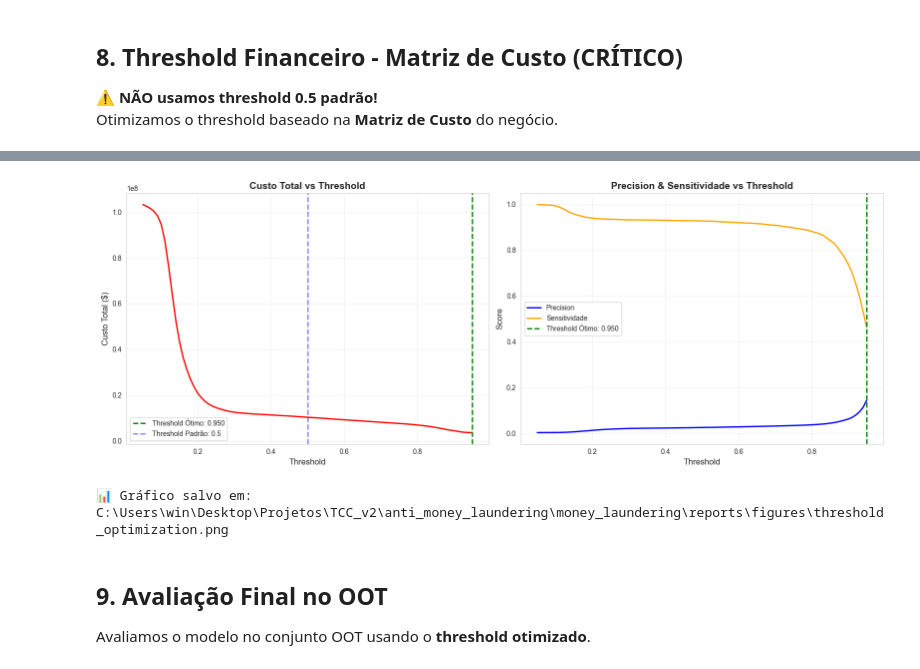
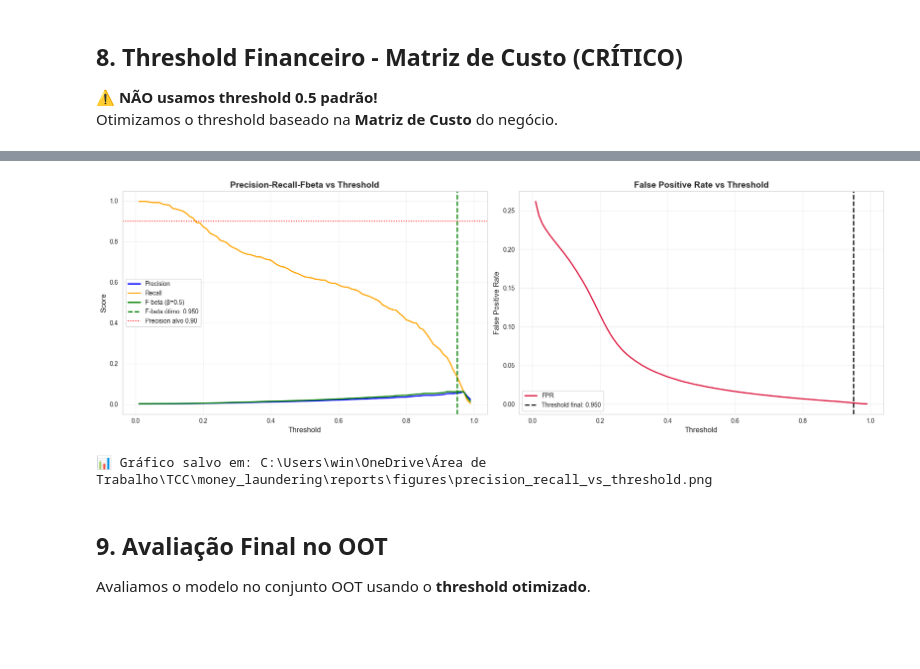
Before and after one commit to uniesecruz/anti_money_laundering, a Jupyter notebook: money_laundering/notebooks/08_treinamento_timeseriesplit.ipynb, the cells around one changed output, grey strips where cells are left out. Drawn from its saved outputs; the diff is of its cells as text; code cells hidden in the pictures; blank space fills up the shorter version.

```diff
--- a/money_laundering/notebooks/08_treinamento_timeseriesplit.ipynb
+++ b/money_laundering/notebooks/08_treinamento_timeseriesplit.ipynb
@@ -793,17 +844,28 @@ print("="*80)
 print("TREINAMENTO FINAL - MELHOR MODELO")
 print("="*80)
 
-# Aplicar RUS no treino completo
-print("\n🔄 Aplicando RUS no dataset de treino completo...")
-rus = RandomUnderSampler(random_state=RANDOM_STATE)
+# Aplicar RUS ratio-based no treino completo
+print("\n🔄 Aplicando RUS ratio-based no dataset de treino completo...")
+rus = RandomUnderSampler(
+    sampling_strategy=get_rus_sampling_strategy(RUS_NEG_POS_RATIO),
+    random_state=RANDOM_STATE,
+    )
 X_train_balanced, y_train_balanced = rus.fit_resample(X_train, y_train)
+
+# Cost-sensitive para XGBoost/LightGBM
+if best_model_name in ['XGBoost', 'LightGBM']:
+    spw = compute_scale_pos_weight(y_train_balanced, multiplier=POS_WEIGHT_MULTIPLIER)
+    best_model = models[best_model_name]
+    best_model.set_params(scale_pos_weight=spw)
+else:
+    best_model = models[best_model_name]
 
 print(f"   Original: {X_train.shape[0]:,} samples")
 print(f"   Balanceado: {X_train_balanced.shape[0]:,} samples")
 print(f"   Taxa de lavagem após RUS: {y_train_balanced.mean()*100:.2f}%")
+print(f"   RUS ratio (neg:pos): 1:{RUS_NEG_POS_RATIO:.0f}")
 
 # Treinar melhor modelo
-best_model = models[best_model_name]
 print(f"\n🔄 Treinando {best_model_name} no dataset balanceado...")
 best_model.fit(X_train_balanced, y_train_balanced)
 
@@ -926,38 +950,38 @@ OTIMIZAÇÃO DE THRESHOLD - MATRIZ DE CUSTO
 # %%
-# Visualizar curva de custo
-fig, axes = plt.subplots(1, 2, figsize=(16, 6))
+# Visualização principal: Precision-Recall-Fbeta vs Threshold
+fig, axes = plt.subplots(1, 2, figsize=(18, 6))
 
-# Plot 1: Custo Total vs Threshold
-axes[0].plot(thresholds, costs, linewidth=2, color='red')
-axes[0].axvline(optimal_threshold, color='green', linestyle='--', linewidth=2,
-                label=f'Threshold Ótimo: {optimal_threshold:.3f}')
-axes[0].axvline(0.5, color='blue', linestyle='--', linewidth=2, alpha=0.5,
-                label='Threshold Padrão: 0.5')
+# Plot 1: Precision / Recall / F-beta vs Threshold
+axes[0].plot(threshold_table['threshold'], threshold_table['precision'], linewidth=2, label='Precision', color='blue')
+axes[0].plot(threshold_table['threshold'], threshold_table['recall'], linewidth=2, label='Recall', color='orange')
+axes[0].plot(threshold_table['threshold'], threshold_table['f_beta'], linewidth=2, label=f'F-beta (β={BETA})', color='green')
+axes[0].axvline(optimal_threshold, color='green', linestyle='--', linewidth=2, label=f'F-beta ótimo: {optimal_threshold:.3f}')
+if strict_threshold is not None:
+    axes[0].axvline(strict_threshold, color='purple', linestyle='--', linewidth=2, label=f'Precision>=0.90: {strict_threshold:.3f}')
+axes[0].axhline(0.90, color='red', linestyle=':', linewidth=1.5, label='Precision alvo 0.90')
 axes[0].set_xlabel('Threshold', fontsize=12)
-axes[0].set_ylabel('Custo Total ($)', fontsize=12)
-axes[0].set_title('Custo Total vs Threshold', fontsize=14, fontweight='bold')
+axes[0].set_ylabel('Score', fontsize=12)
+axes[0].set_title('Precision-Recall-Fbeta vs Threshold', fontsize=14, fontweight='bold')
+axes[0].grid(alpha=0.3)
 axes[0].legend()
-axes[0].grid(alpha=0.3)
 
-# Plot 2: Precision-Sensitividade vs Threshold
-axes[1].plot(thresholds, precisions, linewidth=2, label='Precision', color='blue')
-axes[1].plot(thresholds, sensitividades, linewidth=2, label='Sensitividade', color='orange')
-axes[1].axvline(optimal_threshold, color='green', linestyle='--', linewidth=2,
-                label=f'Threshold Ótimo: {optimal_threshold:.3f}')
+# Plot 2: FPR vs Threshold
+axes[1].plot(threshold_table['threshold'], threshold_table['fpr'], linewidth=2, color='crimson', label='FPR')
+axes[1].axvline(final_threshold, color='black', linestyle='--', linewidth=2, label=f'Threshold final: {final_threshold:.3f}')
 axes[1].set_xlabel('Threshold', fontsize=12)
-axes[1].set_ylabel('Score', fontsize=12)
-axes[1].set_title('Precision & Sensitividade vs Threshold', fontsize=14, fontweight='bold')
+axes[1].set_ylabel('False Positive Rate', fontsize=12)
+axes[1].set_title('False Positive Rate vs Threshold', fontsize=14, fontweight='bold')
+axes[1].grid(alpha=0.3)
 axes[1].legend()
-axes[1].grid(alpha=0.3)
 
 plt.tight_layout()
-plt.savefig(get_figure_path('threshold_optimization.png'))
+plt.savefig(get_figure_path('precision_recall_vs_threshold.png'))
 plt.show()
 
-print(f"\n📊 Gráfico salvo em: {get_figure_path('threshold_optimization.png')}")
+print(f"\n📊 Gráfico salvo em: {get_figure_path('precision_recall_vs_threshold.png')}")
 # %% [output]
-[figure, old version]
+[figure, new version]
-📊 Gráfico salvo em: C:\Users\win\Desktop\Projetos\TCC_v2\anti_money_laundering\money_laundering\reports\figures\threshold_optimization.png
+📊 Gráfico salvo em: C:\Users\win\OneDrive\Área de Trabalho\TCC\money_laundering\reports\figures\precision_recall_vs_threshold.png
 # %% [markdown]
 ## 9. Avaliação Final no OOT
 
```
Also changed, not shown: parts of 24 cells of this notebook, 13 other files.
